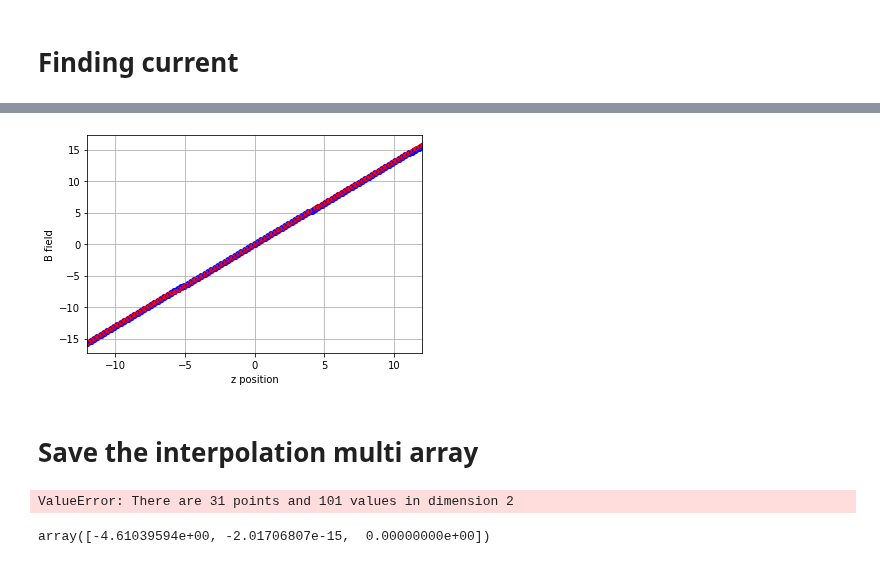
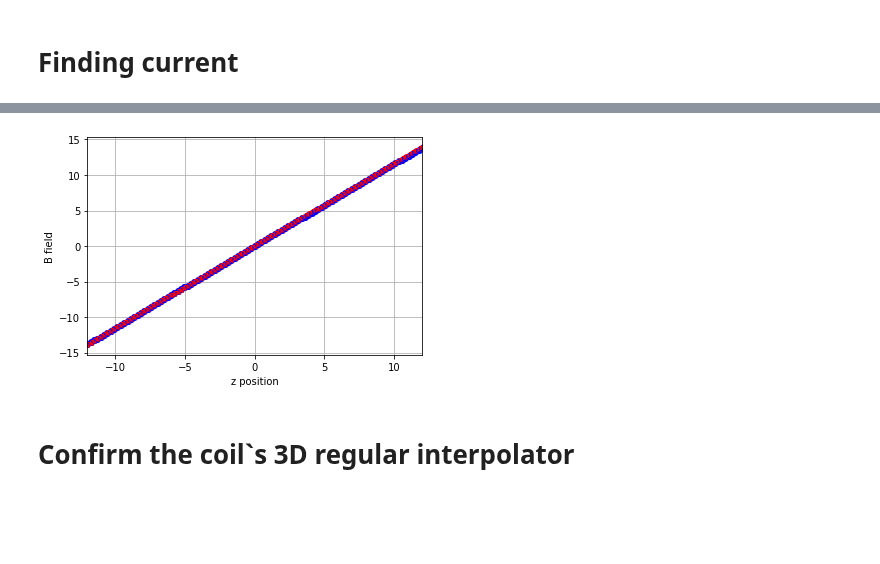
Before and after one commit to DongkyuLim/MgF-simulation, a Jupyter notebook: Current and coil.ipynb, the cells around one changed output, grey strips where cells are left out. Cells and saved outputs as stored; diff of their text form; code cells hidden in the pictures; blank space fills up the shorter version.

```diff
--- a/Current and coil.ipynb
+++ b/Current and coil.ipynb
@@ -125,19 +138,30 @@ optimizer.max
 # %%
+connection = MongoClient("mongodb://localhost:27017")
+vc_0502 = connection.db.vc_0502
+max_parameters = vc_0502.find(limit=1,projection={'_id' : False, 'params' : 1}).sort("target",pymongo.DESCENDING)
+B_grad_max = max_parameters[0]['params']['Bgrad']
+
+
+Current = connection.db.Current
+max_I = Current.find(limit=1,projection={'_id' : False, 'params' : 1}).sort("target",pymongo.DESCENDING)
+I_opt = max_I[0]['params']['I']
+
+
 fig,ax = plt.subplots(1,1)
 zz = np.linspace(-0.012,0.012,101)/x0
 # for xx in xs:
 #     ax.plot(xx*x0*1000,B_func(np.array([xx,0,0]))[0],'bo')
 #     ax.plot(xx*x0*1000,-1/2*1.2528*xx*x0*1000,'r*')
 
 for zs in zz:
-    ax.plot(zs*x0*1000,Coil_field(38.43,zs)[2],'bo')
-    ax.plot(zs*x0*1000,1.308*1000*x0*zs,'r*')
+    ax.plot(zs*x0*1000,Coil_field(I_opt,zs)[2],'bo')
+    ax.plot(zs*x0*1000,B_grad_max*1000*x0*zs,'r*')
 
 ax.set_xlim(-12,12)
 ax.set_xlabel("z position")
 ax.set_ylabel("B field")
 ax.grid()
 # %% [output]
-[figure, old version]
+[figure, new version]
 # %% [markdown]
-# Save the interpolation multi array
+# Confirm the coil`s 3D regular interpolator
@@ -162,30 +167,0 @@ By = interp2d(xs,ys,B[1])
-# %%
-from scipy.interpolate import RegularGridInterpolator
-
-xs = np.linspace(-0.4,0.4,101)/x0
-ys = np.linspace(-0.4,0.4,101)/x0
-zs = np.linspace(-0.14,0.14,31)/x0
-
-X,Y,Z = np.meshgrid(xs,ys,zs,sparse=1,indexing="xy")
-
-it = np.nditer([X,Y,Z],flags=["refs_ok","multi_index"],
-                op_flags = ["readonly","readonly","readonly"])
-
-B = np.zeros((3,101,101,31))
-
-for xx,yy,zz in tqdm(it):
-    temp = Coil_field(38.432740550936245,np.array([xx,yy,zz])) # 4.9 is optimized current for B.
-    xind,yind,zind = it.multi_index
-    B[0][xind,yind,zind] = temp[0]
-    B[1][xind,yind,zind] = temp[1]
-    B[2][xind,yind,zind] = temp[2]
-
-
-Bx = RegularGridInterpolator((xs,ys,zs),B[0])
-By = RegularGridInterpolator((xs,ys,zs),B[1])
-Bz = RegularGridInterpolator((xs,ys,zs),B[2])
-
-def B_func(R:np.array):
-    return np.array([Bx(R),By(R),Bz(R)]).reshape(-1)
-# %% [output]
-ValueError: There are 31 points and 101 values in dimension 2
@@ -195,4 +167,0 @@ def B_func(R:np.array):
-# %%
-B_func(np.array([123456,0.,0]))
-# %% [output]
-array([-4.61039594e+00, -2.01706807e-15,  0.00000000e+00])
```
Also changed, not shown: parts of 11 cells of this notebook.
